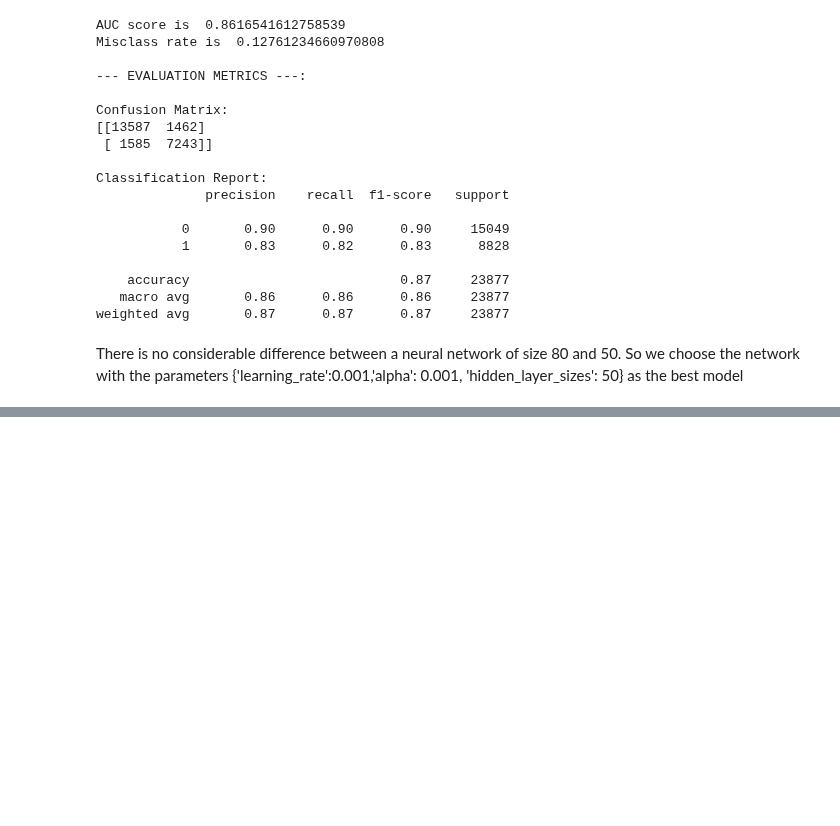
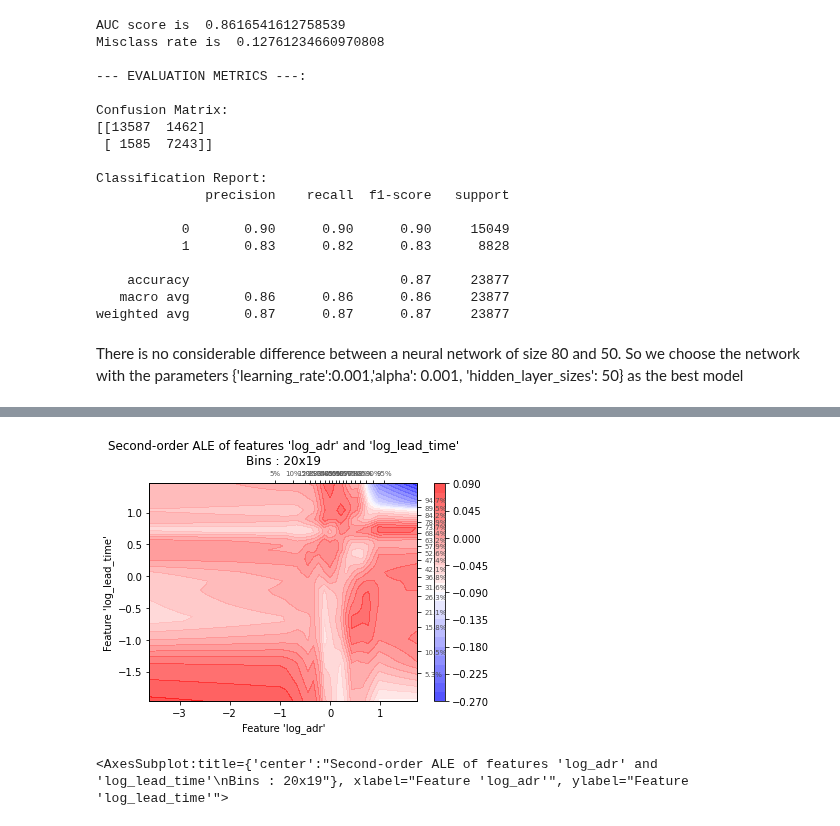
Before and after one commit to wenchengking/End-to-End-Hotel-Booking-Cancellation-Machine-Learning-Model, a Jupyter notebook: 05_Modeling/Neural_Network.ipynb, the cells around one changed output, grey strips where cells are left out. Cells and saved outputs as stored; diff of their text form; code cells hidden in the pictures; blank space fills up the shorter version.

```diff
--- a/05_Modeling/Neural_Network.ipynb
+++ b/05_Modeling/Neural_Network.ipynb
@@ -737,0 +606,5 @@ MLPClassifier( <br>
+# %%
+ale_plot(clf_mlp_final, X_train, ['log_adr','log_lead_time'], bins=20)
+# %% [output]
+[figure, added]
+<AxesSubplot:title={'center':"Second-order ALE of features 'log_adr' and 'log_lead_time'\nBins : 20x19"}, xlabel="Feature 'log_adr'", ylabel="Feature 'log_lead_time'">
```
Also changed, not shown: parts of 29 cells of this notebook, 2 other files.
